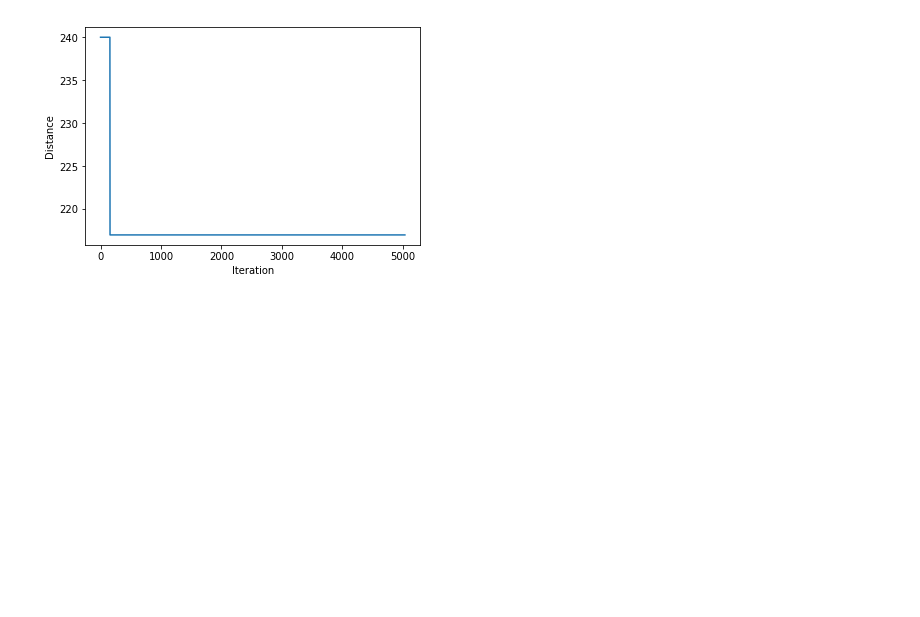
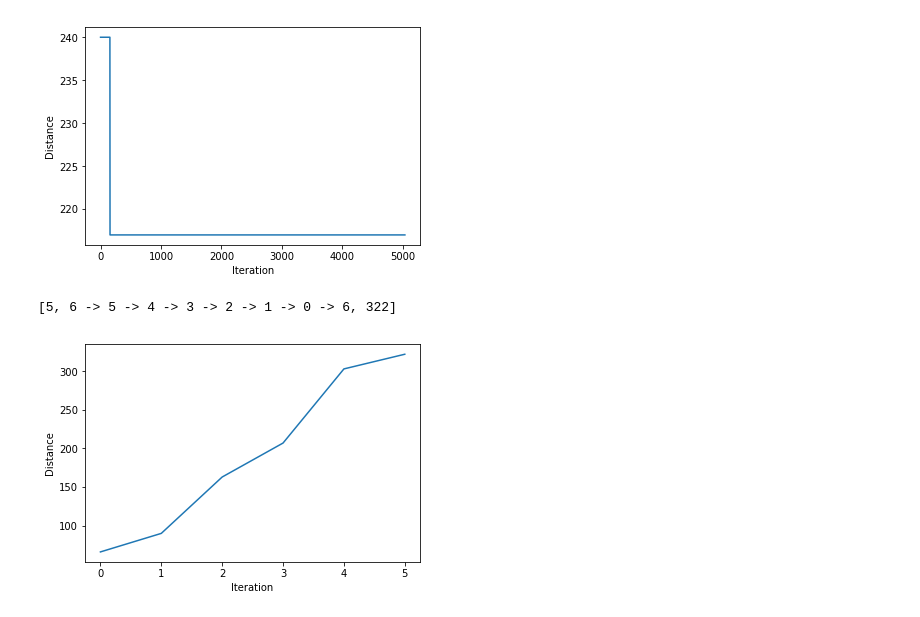
Before and after one commit to sharath/tsp, a Jupyter notebook: brute_force.ipynb, the cells around one changed output. Saved outputs shown, nothing was run; the diff lists cells and outputs as text; code cells hidden in the pictures; blank space fills up the shorter version.

Commit message:
nearest neighbors

```diff
--- a/brute_force.ipynb
+++ b/brute_force.ipynb
@@ -34,3 +34,24 @@ plt.ylabel('Distance')
 plt.show()
 # %% [output]
 [figure]
+# %%
+solver = NearestPathOptimizer(g)
+solution = solver.solve()
+# %%
+iterations = []
+distances = []
+for it, sol in enumerate(solver.recording):
+    iterations.append(it)
+    distances.append(sol.length)
+    print([it, sol, sol.length])
+    clear_output(wait=True)
+    time.sleep(1)
+# %% [output]
+[5, 6 -> 5 -> 4 -> 3 -> 2 -> 1 -> 0 -> 6, 322]
+# %%
+plt.plot(iterations, distances)
+plt.xlabel('Iteration')
+plt.ylabel('Distance')
+plt.show()
+# %% [output]
+[figure, added]
```
Also changed, not shown: parts of 1 cell of this notebook, 3 other files.
